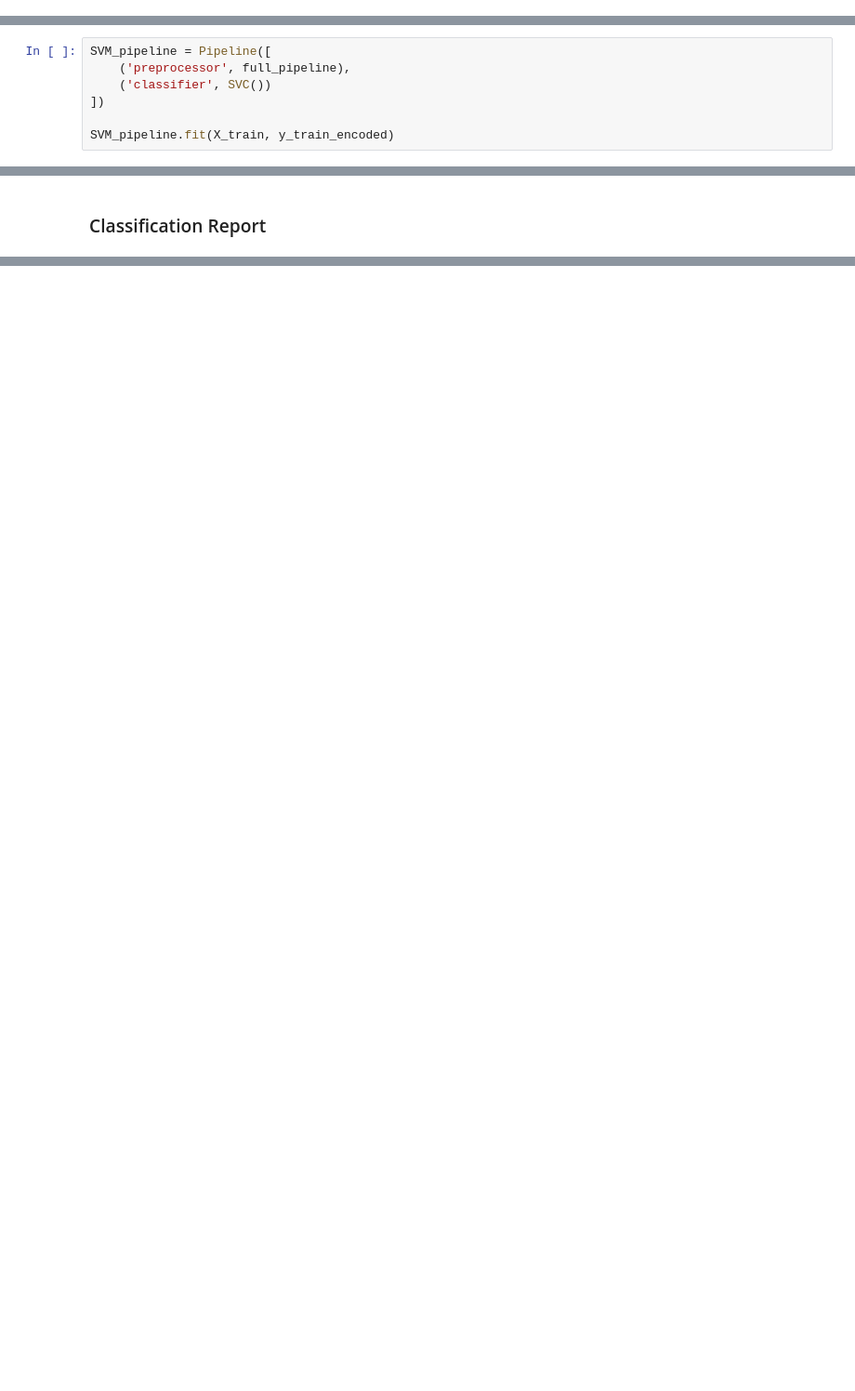
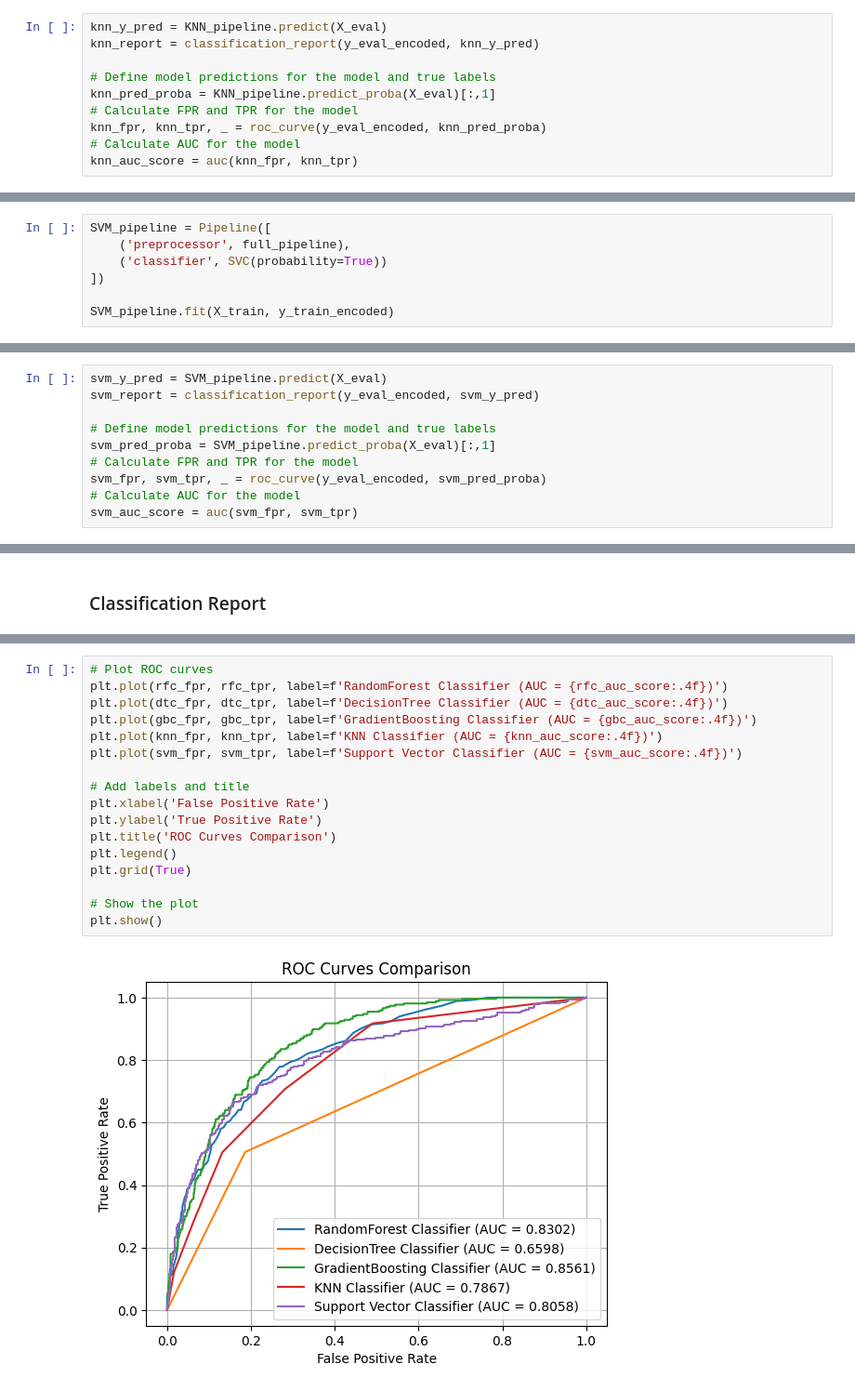
Before and after one commit to pk-aduyaw/Customer_Churn_Classification_Project, a Jupyter notebook: customer_churn_classification_model_project.ipynb, the cells around one changed output, grey strips where cells are left out. Shown at 93% size. Saved outputs shown, nothing was run; the diff lists cells and outputs as text; blank space fills up the shorter version.

Commit message:
Plot ROC Curve for comparison of model perfomance

```diff
--- a/customer_churn_classification_model_project.ipynb
+++ b/customer_churn_classification_model_project.ipynb
@@ -884,3 +905,13 @@ knn_report = classification_report(y_eval_encoded, knn_y_pred)
+# %%
+knn_y_pred = KNN_pipeline.predict(X_eval)
+knn_report = classification_report(y_eval_encoded, knn_y_pred)
+
+# Define model predictions for the model and true labels
+knn_pred_proba = KNN_pipeline.predict_proba(X_eval)[:,1]
+# Calculate FPR and TPR for the model
+knn_fpr, knn_tpr, _ = roc_curve(y_eval_encoded, knn_pred_proba)
+# Calculate AUC for the model
+knn_auc_score = auc(knn_fpr, knn_tpr)
 # %%
 knn_cnf_matrix = confusion_matrix(y_eval_encoded, knn_y_pred)
 disp = ConfusionMatrixDisplay(knn_cnf_matrix,display_labels=['No', 'Yes'])
@@ -893,7 +924,7 @@ plt.title('KNN Confusion Matrix');
 # %%
 SVM_pipeline = Pipeline([
     ('preprocessor', full_pipeline),
-    ('classifier', SVC())
+    ('classifier', SVC(probability=True))
 ])
 
 SVM_pipeline.fit(X_train, y_train_encoded)
@@ -921,3 +949,13 @@ svm_report = classification_report(y_eval_encoded, svm_y_pred)
+# %%
+svm_y_pred = SVM_pipeline.predict(X_eval)
+svm_report = classification_report(y_eval_encoded, svm_y_pred)
+
+# Define model predictions for the model and true labels
+svm_pred_proba = SVM_pipeline.predict_proba(X_eval)[:,1]
+# Calculate FPR and TPR for the model
+svm_fpr, svm_tpr, _ = roc_curve(y_eval_encoded, svm_pred_proba)
+# Calculate AUC for the model
+svm_auc_score = auc(svm_fpr, svm_tpr)
 # %%
 svm_cnf_matrix = confusion_matrix(y_eval_encoded, svm_y_pred)
 disp = ConfusionMatrixDisplay(svm_cnf_matrix,display_labels=['No', 'Yes'])
@@ -964,3 +1002,22 @@ DecisionTree Classification Report:
 weighted avg       0.79      0.81      0.79      1009
 
 =====================================================
+# %%
+# Plot ROC curves
+plt.plot(rfc_fpr, rfc_tpr, label=f'RandomForest Classifier (AUC = {rfc_auc_score:.4f})')
+plt.plot(dtc_fpr, dtc_tpr, label=f'DecisionTree Classifier (AUC = {dtc_auc_score:.4f})')
+plt.plot(gbc_fpr, gbc_tpr, label=f'GradientBoosting Classifier (AUC = {gbc_auc_score:.4f})')
+plt.plot(knn_fpr, knn_tpr, label=f'KNN Classifier (AUC = {knn_auc_score:.4f})')
+plt.plot(svm_fpr, svm_tpr, label=f'Support Vector Classifier (AUC = {svm_auc_score:.4f})')
+
+# Add labels and title
+plt.xlabel('False Positive Rate')
+plt.ylabel('True Positive Rate')
+plt.title('ROC Curves Comparison')
+plt.legend()
+plt.grid(True)
+
+# Show the plot
+plt.show()
+# %% [output]
+[figure, added]
```
Also changed, not shown: parts of 13 cells of this notebook.
